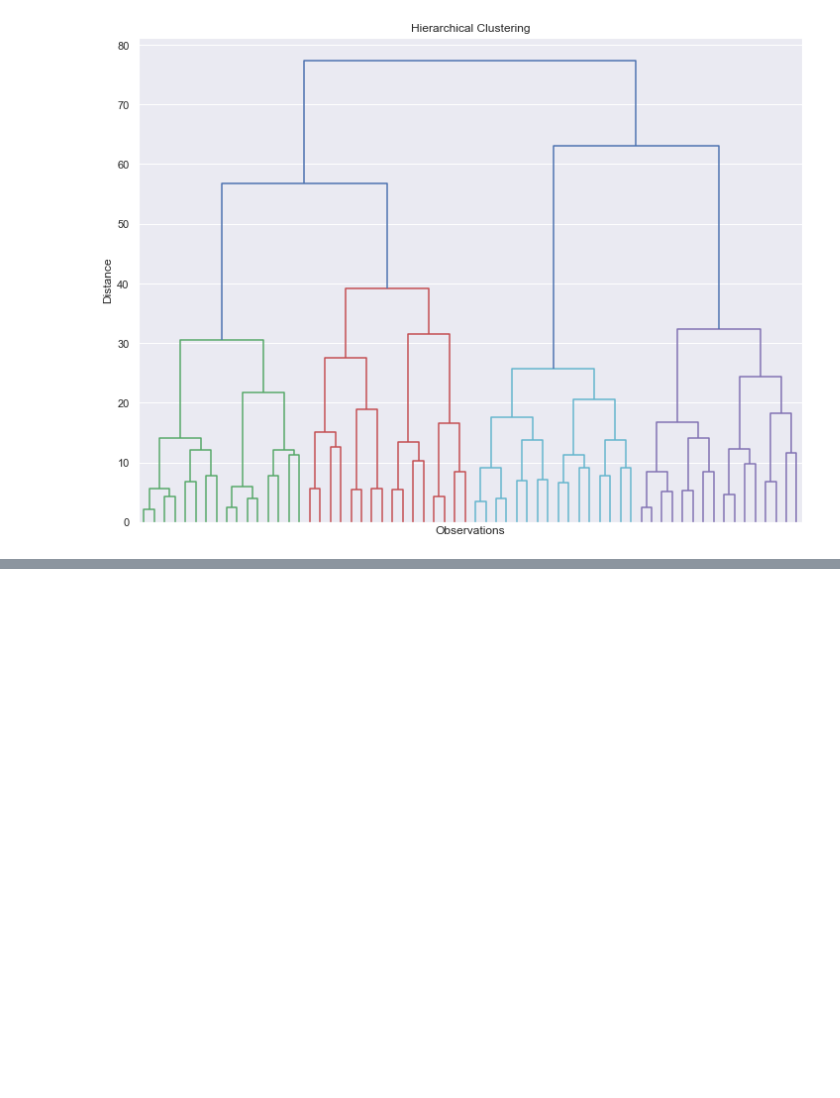
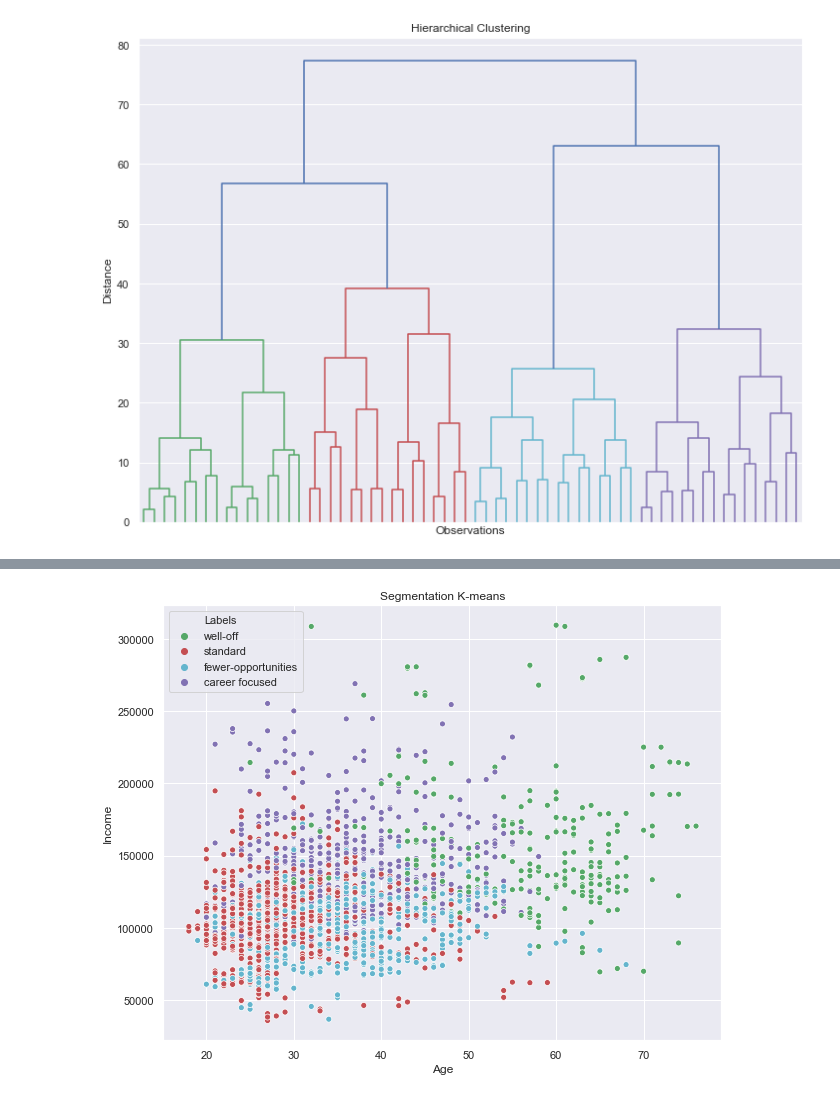
Before and after one commit to SimonSlominski/Data_Science, a Jupyter notebook: 01_Customer_Analytics/Customer_analitics_segmentation.ipynb, the cells around one changed output, grey strips where cells are left out. Saved outputs shown, nothing was run; the diff lists cells and outputs as text; code cells hidden in the pictures; blank space fills up the shorter version.

```diff
--- a/01_Customer_Analytics/Customer_analitics_segmentation.ipynb
+++ b/01_Customer_Analytics/Customer_analitics_segmentation.ipynb
@@ -111,0 +148,4 @@ plt.show()
+# %%
+# We create a new data frame with the original features and add a new column with the assigned clusters for each point.
+df_segm_kmeans = df_segmentation.copy()
+df_segm_kmeans['Segment K-means'] = kmeans.labels_
@@ -111,0 +188,15 @@ plt.show()
+# %%
+# Plot the results from the K-means algorithm.
+df_segm_kmeans['Labels'] = df_segm_kmeans['Segment K-means'].map({0: 'well-off',
+                                                                  1: 'fewer-opportunities',
+                                                                  2: 'standard',
+                                                                  3: 'career focused'})
+
+x_axis = df_segm_kmeans['Age']
+y_axis = df_segm_kmeans['Income']
+plt.figure(figsize = (10,8))
+sns.scatterplot(x_axis, y_axis, hue = df_segm_kmeans['Labels'], palette = ['g', 'r', 'c', 'm'])
+plt.title('Segmentation K-means')
+plt.show()
+# %% [output]
+[figure, added]
```
Also changed, not shown: parts of 8 cells of this notebook.
